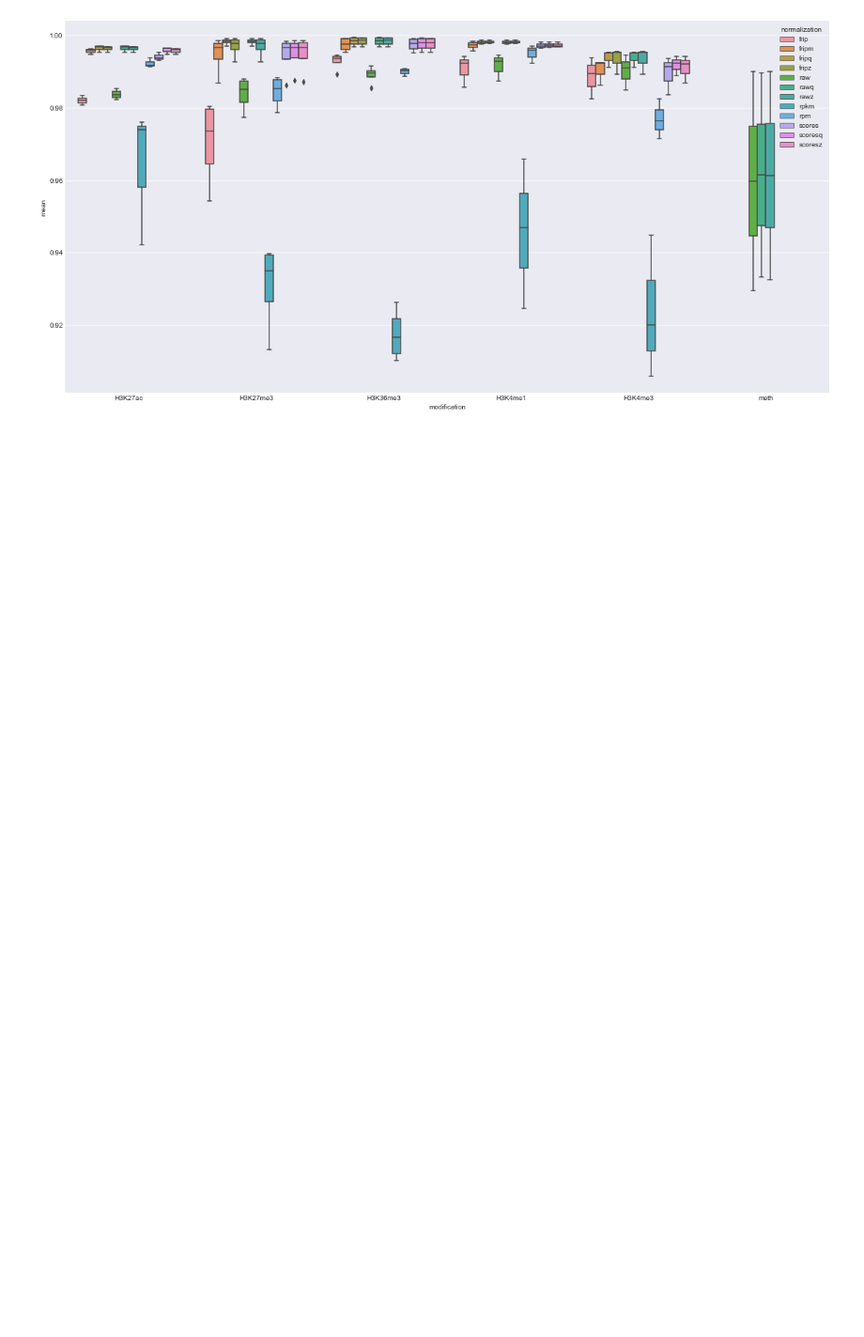
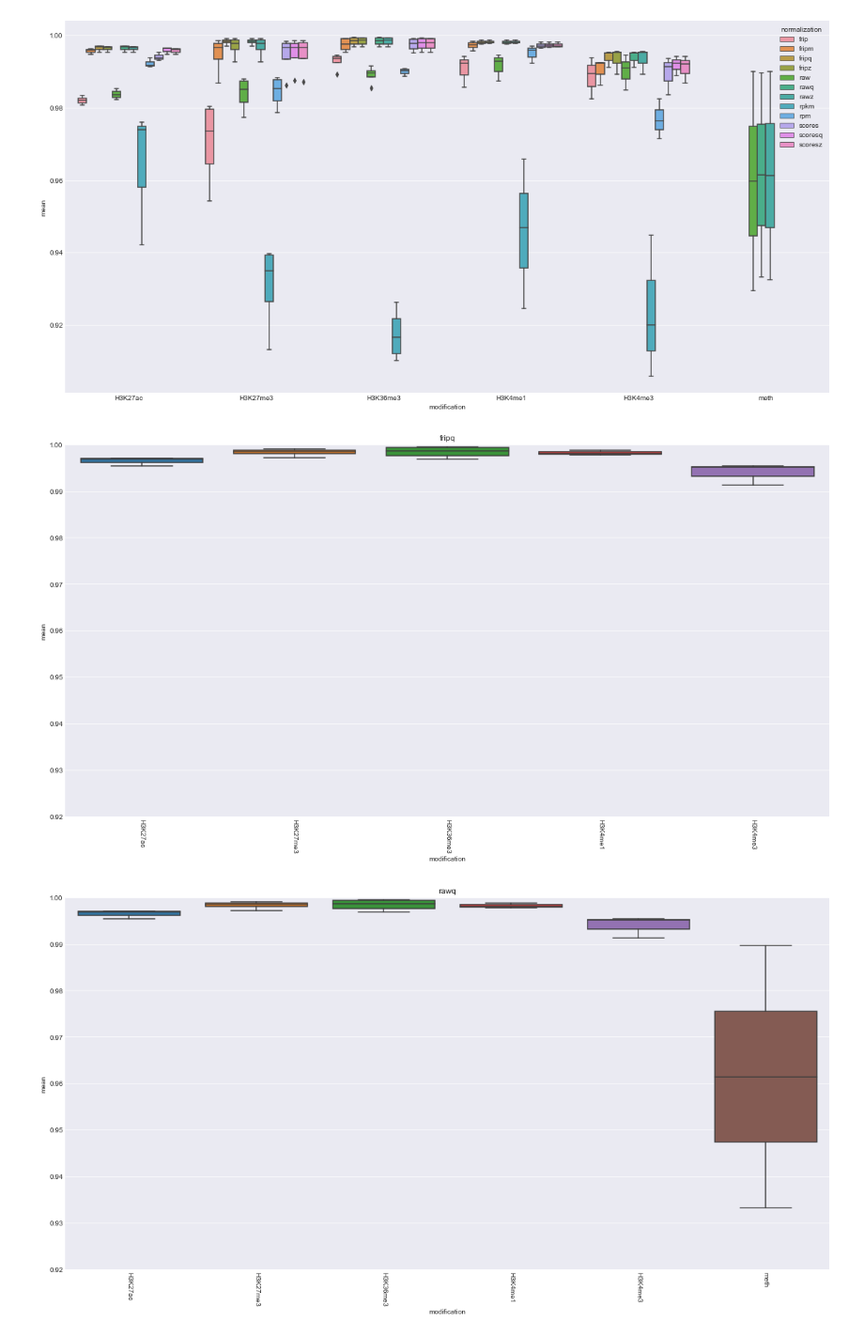
Before and after one commit to JetBrains-Research/washu, a Jupyter notebook: downstream/notebooks/Signal Normalization R2.ipynb, the cells around one changed output. Shown at 94% size. Saved outputs shown, nothing was run; the diff lists cells and outputs as text; code cells hidden in the pictures; blank space fills up the shorter version.

```diff
--- a/downstream/notebooks/Signal Normalization R2.ipynb
+++ b/downstream/notebooks/Signal Normalization R2.ipynb
@@ -107,3 +113,17 @@ g = sns.boxplot(data=df, y="mean", x="modification", hue="normalization")
 plt.show()
 # %% [output]
 [figure]
+# %%
+norms = ["fripq", "rawq"]
+for norm in norms:
+    plt.figure(figsize=(20,10))
+    g = sns.boxplot(data=df[df["normalization"] == norm], y="mean", x="modification")
+    for item in g.get_xticklabels():
+        item.set_rotation(-90)
+    plt.legend(bbox_to_anchor=(1.05, 1), loc=2, borderaxespad=0.)
+    plt.title(norm)
+    plt.ylim(0.92, 1.0)
+    plt.show()
+# %% [output]
+[figure, added]
+[figure, added]
```
Also changed, not shown: parts of 3 cells of this notebook.
